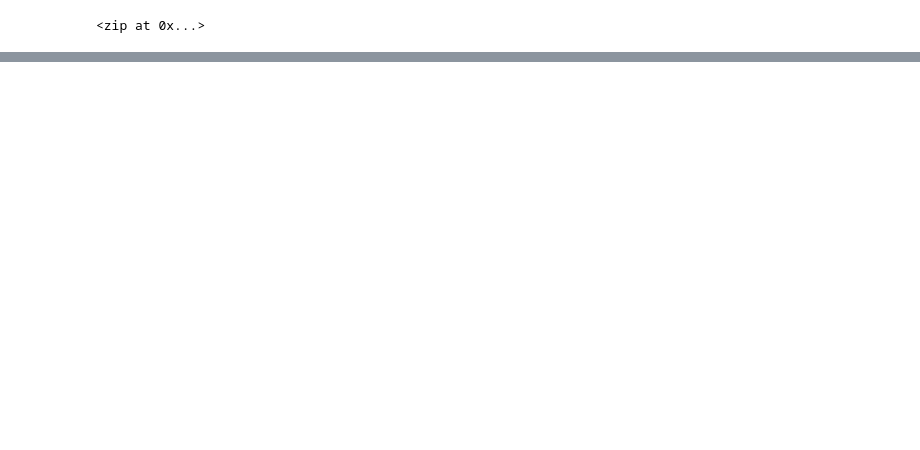
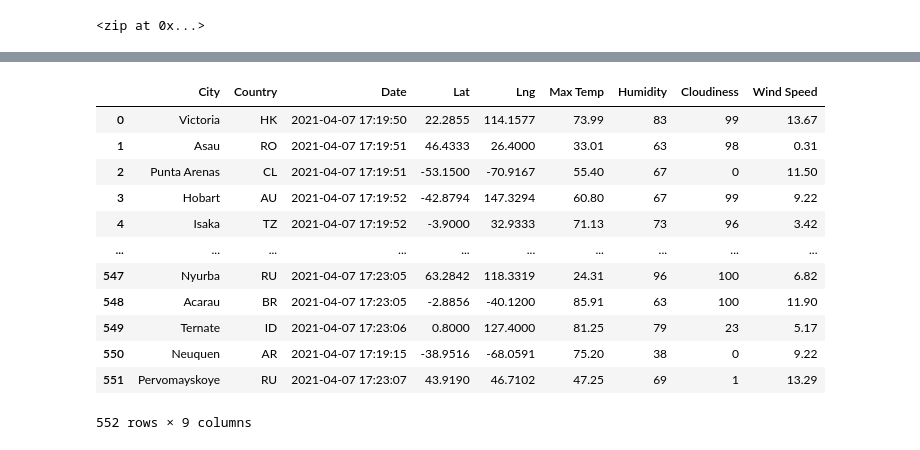
Before and after one commit to YanLuong/World_Weather_Analysis, a Jupyter notebook: WeatherPy.ipynb, the cells around one changed output, grey strips where cells are left out. Cells and saved outputs as stored; diff of their text form; code cells hidden in the pictures; blank space fills up the shorter version.

```diff
--- a/WeatherPy.ipynb
+++ b/WeatherPy.ipynb
@@ -6,3 +15,6 @@ import numpy as np
+# %%
+# Starting URL for Weather Map API Call.
+url = "http://api.openweathermap.org/data/2.5/weather?units=Imperial&APPID=" + weather_api_key
 # %%
 # Create a set of random latitude and longitude combinations.
 lats = np.random.uniform(low=-90.000, high=90.000, size=1500)
@@ -79,0 +92,10 @@ len(cities)
+# %%
+# Create an empty list to hold the weather data.
+city_data = []
+# Print the beginning of the logging.
+print("Beginning Data Retrieval     ")
+print("-----------------------------")
+
+# Create counters.
+record_count = 1
+set_count = 1
@@ -79,0 +187,4 @@ len(cities)
+# %%
+# Convert the array of dictionaries to a Pandas DataFrame.
+city_data_df = pd.DataFrame(city_data)
+city_data_df.head(10)
@@ -79,0 +203,20 @@ len(cities)
+# %%
+#arrange columns in new order
+new_column_order = ["City", "Country", "Date", "Lat", "Lng", "Max Temp", "Humidity", "Cloudiness", "Wind Speed"]
+city_data_df = city_data_df[new_column_order]
+
+city_data_df
+# %% [output]
+|  | City | Country | Date | Lat | Lng | Max Temp | Humidity | Cloudiness | Wind Speed |
+| 0 | Victoria | HK | 2021-04-07 17:19:50 | 22.2855 | 114.1577 | 73.99 | 83 | 99 | 13.67 |
+| 1 | Asau | RO | 2021-04-07 17:19:51 | 46.4333 | 26.4000 | 33.01 | 63 | 98 | 0.31 |
+| 2 | Punta Arenas | CL | 2021-04-07 17:19:51 | -53.1500 | -70.9167 | 55.40 | 67 | 0 | 11.50 |
+| 3 | Hobart | AU | 2021-04-07 17:19:52 | -42.8794 | 147.3294 | 60.80 | 67 | 99 | 9.22 |
+| 4 | Isaka | TZ | 2021-04-07 17:19:52 | -3.9000 | 32.9333 | 71.13 | 73 | 96 | 3.42 |
+| ... | ... | ... | ... | ... | ... | ... | ... | ... | ... |
+| 547 | Nyurba | RU | 2021-04-07 17:23:05 | 63.2842 | 118.3319 | 24.31 | 96 | 100 | 6.82 |
+| 548 | Acarau | BR | 2021-04-07 17:23:05 | -2.8856 | -40.1200 | 85.91 | 63 | 100 | 11.90 |
+| 549 | Ternate | ID | 2021-04-07 17:23:06 | 0.8000 | 127.4000 | 81.25 | 79 | 23 | 5.17 |
+| 550 | Neuquen | AR | 2021-04-07 17:19:15 | -38.9516 | -68.0591 | 75.20 | 38 | 0 | 9.22 |
+| 551 | Pervomayskoye | RU | 2021-04-07 17:23:07 | 43.9190 | 46.7102 | 47.25 | 69 | 1 | 13.29 |
+552 rows × 9 columns
```
Also changed, not shown: parts of 10 cells of this notebook, 2 other files.
